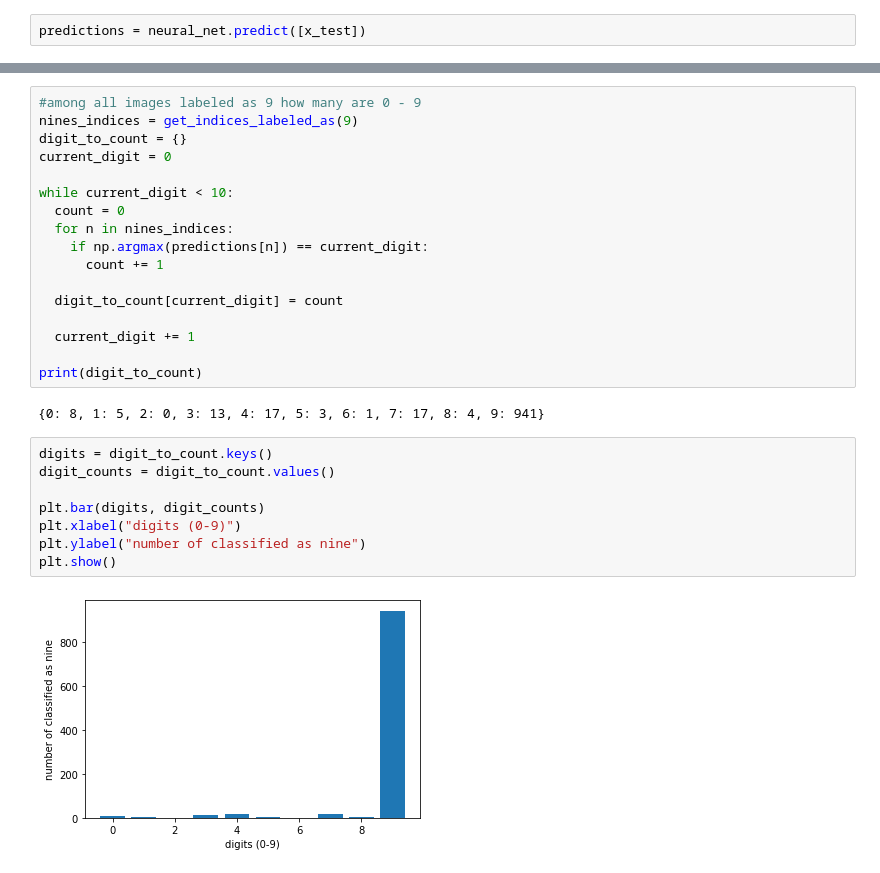
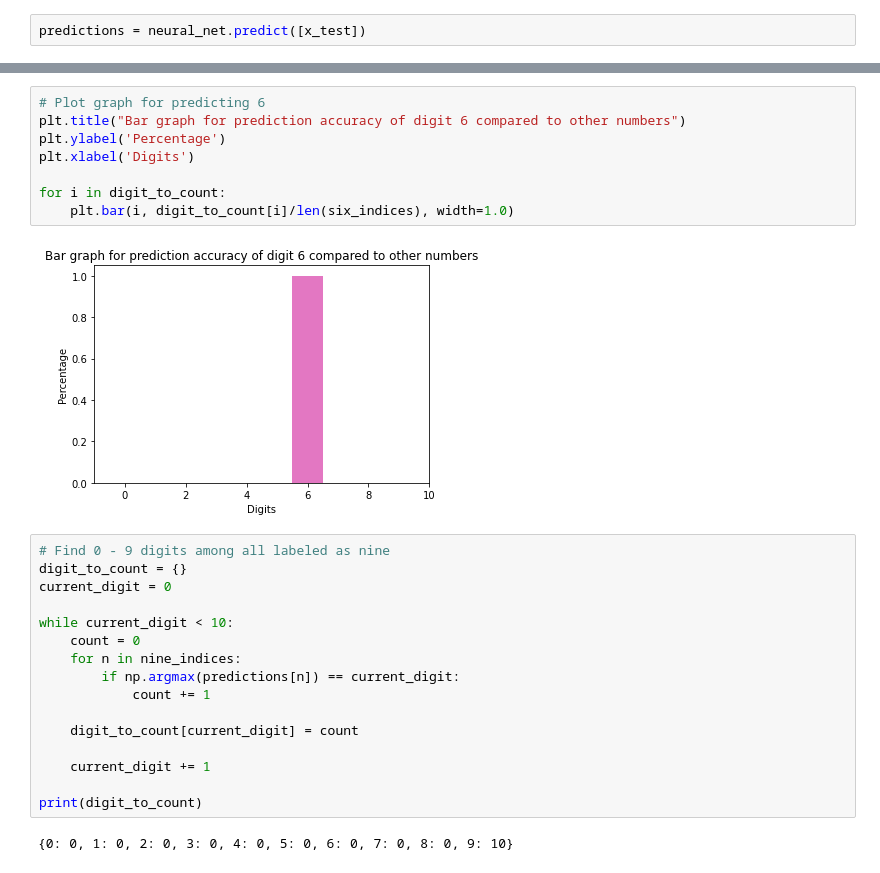
Before and after one commit to ALEX9396/MNISTAss, a Jupyter notebook: MNISTAss.ipynb, the cells around one changed output, grey strips where cells are left out. Drawn from its saved outputs; the diff is of its cells as text.

```diff
--- a/MNISTAss.ipynb
+++ b/MNISTAss.ipynb
@@ -150,29 +221,28 @@ plt.show()
+# %%
+# Plot graph for predicting 6
+plt.title("Bar graph for prediction accuracy of digit 6 compared to other numbers")
+plt.ylabel('Percentage')
+plt.xlabel('Digits')
+
+for i in digit_to_count:
+    plt.bar(i, digit_to_count[i]/len(six_indices), width=1.0)
+# %% [output]
+[figure, added]
 # %%
-#among all images labeled as 9 how many are 0 - 9
-nines_indices = get_indices_labeled_as(9)
+# Find 0 - 9 digits among all labeled as nine
 digit_to_count = {}
 current_digit = 0
 
 while current_digit < 10:
-  count = 0
-  for n in nines_indices:
-    if np.argmax(predictions[n]) == current_digit:
-      count += 1
+    count = 0
+    for n in nine_indices:
+        if np.argmax(predictions[n]) == current_digit:
+            count += 1
 
-  digit_to_count[current_digit] = count
+    digit_to_count[current_digit] = count
 
-  current_digit += 1
+    current_digit += 1
 
 print(digit_to_count)
 # %% [output]
-{0: 8, 1: 5, 2: 0, 3: 13, 4: 17, 5: 3, 6: 1, 7: 17, 8: 4, 9: 941}
+{0: 0, 1: 0, 2: 0, 3: 0, 4: 0, 5: 0, 6: 0, 7: 0, 8: 0, 9: 10}
-# %%
-digits = digit_to_count.keys()
-digit_counts = digit_to_count.values()
-
-plt.bar(digits, digit_counts)
-plt.xlabel("digits (0-9)")
-plt.ylabel("number of classified as nine")
-plt.show()
-# %% [output]
-[figure, removed]
```
Also changed, not shown: parts of 21 cells of this notebook.
